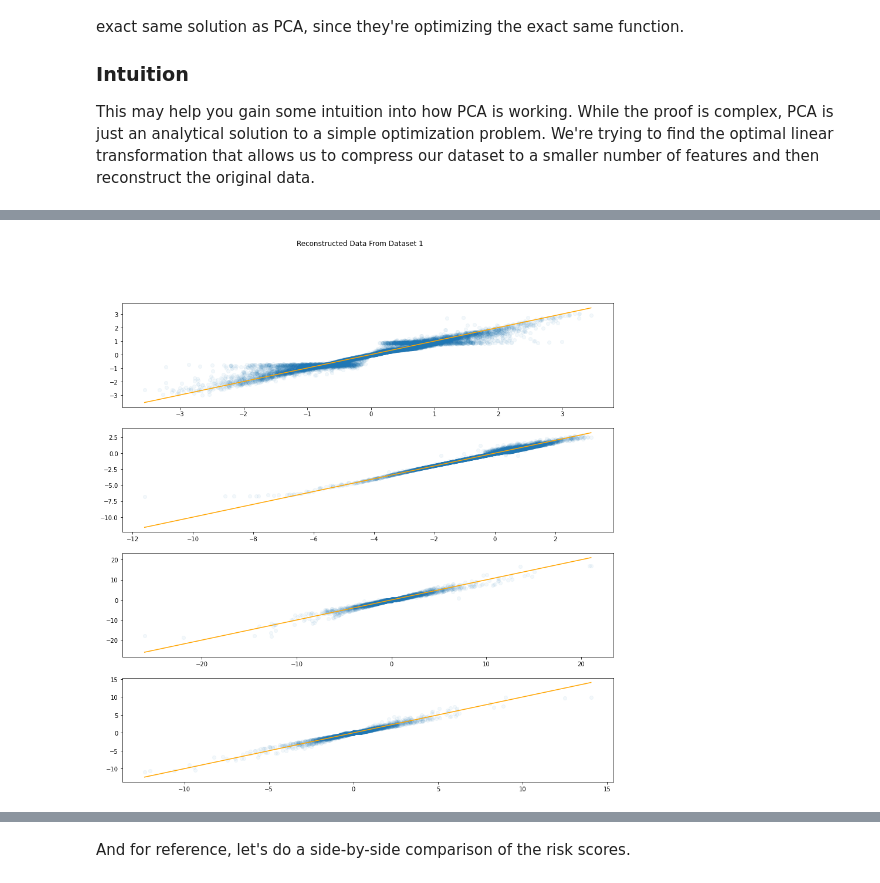
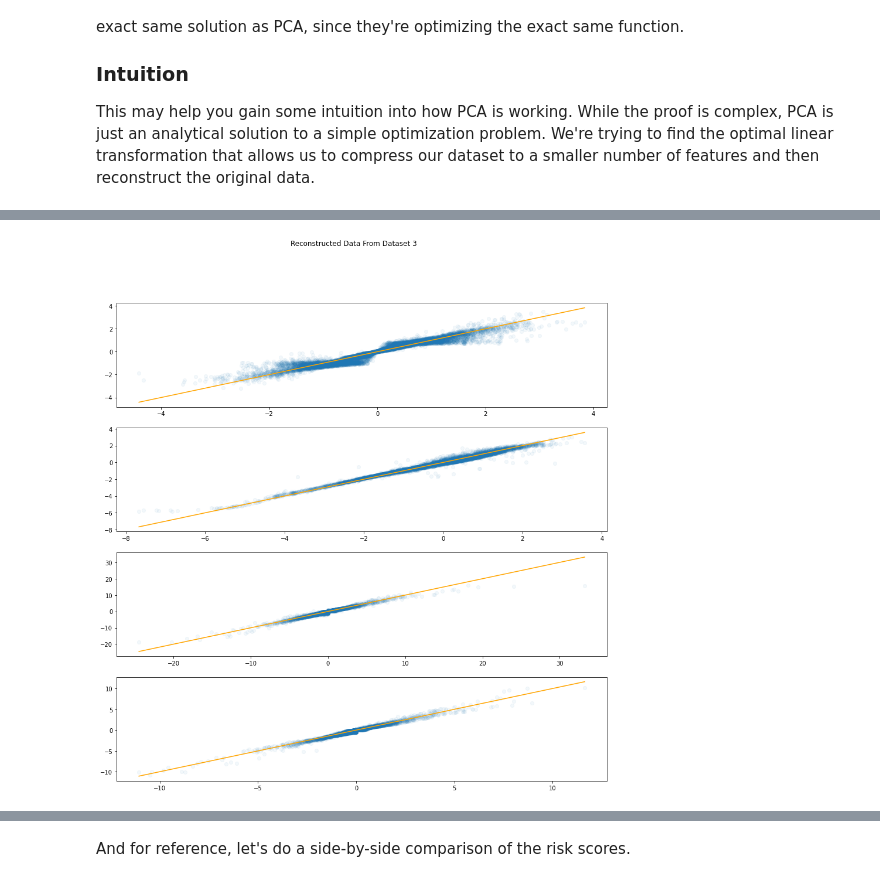
Before and after one commit to ajfinch123/ajfinch123.github.io, a Jupyter notebook: jupyter_notebooks/shrunk_data.ipynb, the cells around one changed output, grey strips where cells are left out. Saved outputs shown, nothing was run; the diff lists cells and outputs as text; code cells hidden in the pictures.

```diff
--- a/jupyter_notebooks/shrunk_data.ipynb
+++ b/jupyter_notebooks/shrunk_data.ipynb
@@ -286,7 +290,7 @@ For this experiment, I'm going to use an SKLearn `pipeline`.  This is just going
 
 import matplotlib.pyplot as plt
 
-def plot_pairs(data_orig, data_new):
+def plot_pairs(data_orig, data_new, set_num=1):
     N = data_orig.shape[1]
     fig, axes = plt.subplots(nrows=N, ncols=1, figsize=(15,15))
 
@@ -294,7 +298,7 @@ def plot_pairs(data_orig, data_new):
         axes[n].scatter(data_orig[:,n], data_new[:,n], alpha = 0.05)
         axes[n].plot([min(data_orig[:,n]), max(data_orig[:,n])], [min(data_orig[:,n]), max(data_orig[:,n])], color = 'orange')
 
-    fig.suptitle('Reconstructed Data From Dataset 1')
+    fig.suptitle('Reconstructed Data From Dataset {set_num}'.format(set_num = set_num))
 
     return fig
 # %%
@@ -609,10 +619,10 @@ a_comp_3 = a_pipe_3.transform(df_3_test)
 
 a_recon_3 = a_pipe_3.inverse_transform(a_comp_3)
 # %%
-fig = plot_pairs(df_3_test.values, a_recon_3)
+fig = plot_pairs(df_3_test.values, a_recon_3, 3)
 fig.show()
 # %% [output]
-[figure, old version]
+[figure, new version]
 # %%
 tmp_n = Normalizer()
 mean_squared_error(tmp_n.fit_transform(df_3_test.values), tmp_n.transform(a_recon_3))
```
Also changed, not shown: parts of 28 cells of this notebook, 7 other files.
